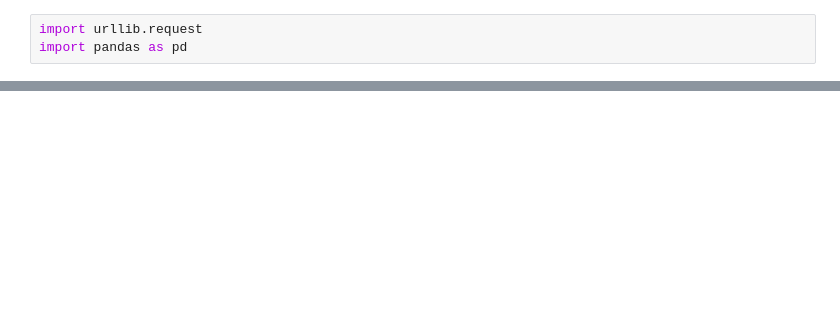
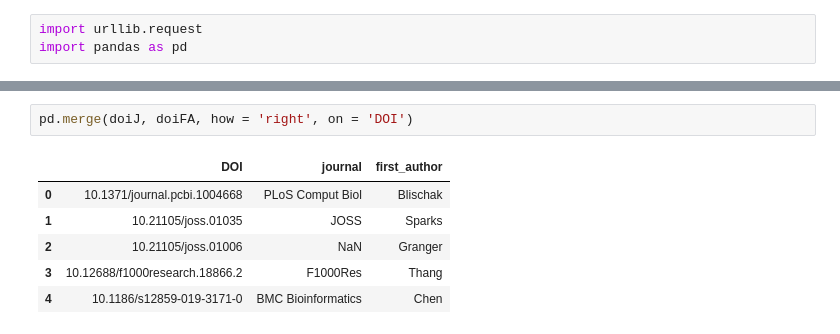
Before and after one commit to nanselm/2023-2024-ZK_FDM_nanselm, a Jupyter notebook: 20231219_fdm_ha3.ipynb, the cells around one changed output, grey strips where cells are left out. Drawn from its saved outputs; the diff is of its cells as text; blank space fills up the shorter version.

```diff
--- a/20231219_fdm_ha3.ipynb
+++ b/20231219_fdm_ha3.ipynb
@@ -42,0 +47,9 @@ doi_df_first_author = pd.DataFrame({
+# %%
+pd.merge(doiJ, doiFA, how = 'right', on = 'DOI')
+# %% [output]
+|  | DOI | journal | first_author |
+| 0 | 10.1371/journal.pcbi.1004668 | PLoS Comput Biol | Blischak |
+| 1 | 10.21105/joss.01035 | JOSS | Sparks |
+| 2 | 10.21105/joss.01006 | NaN | Granger |
+| 3 | 10.12688/f1000research.18866.2 | F1000Res | Thang |
+| 4 | 10.1186/s12859-019-3171-0 | BMC Bioinformatics | Chen |
```
Also changed, not shown: parts of 10 cells of this notebook.
